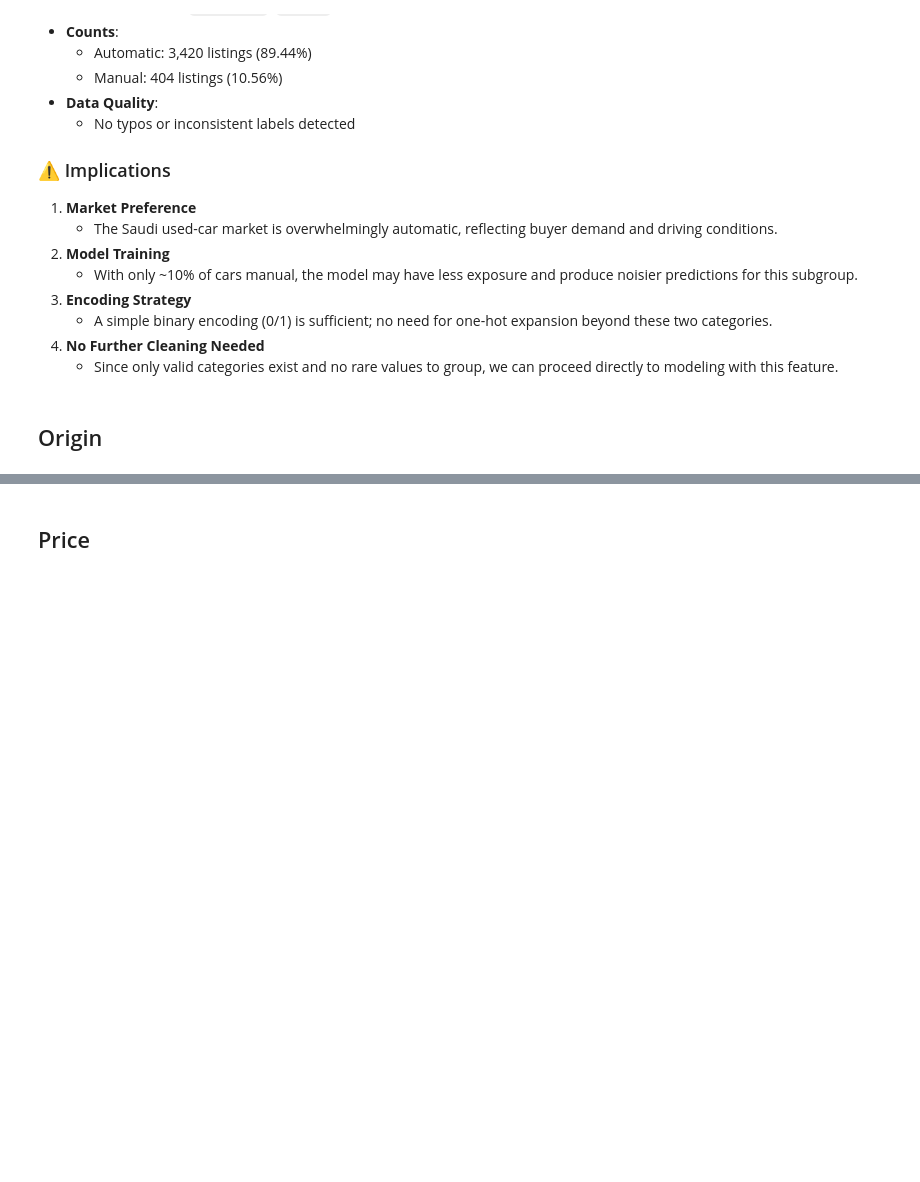
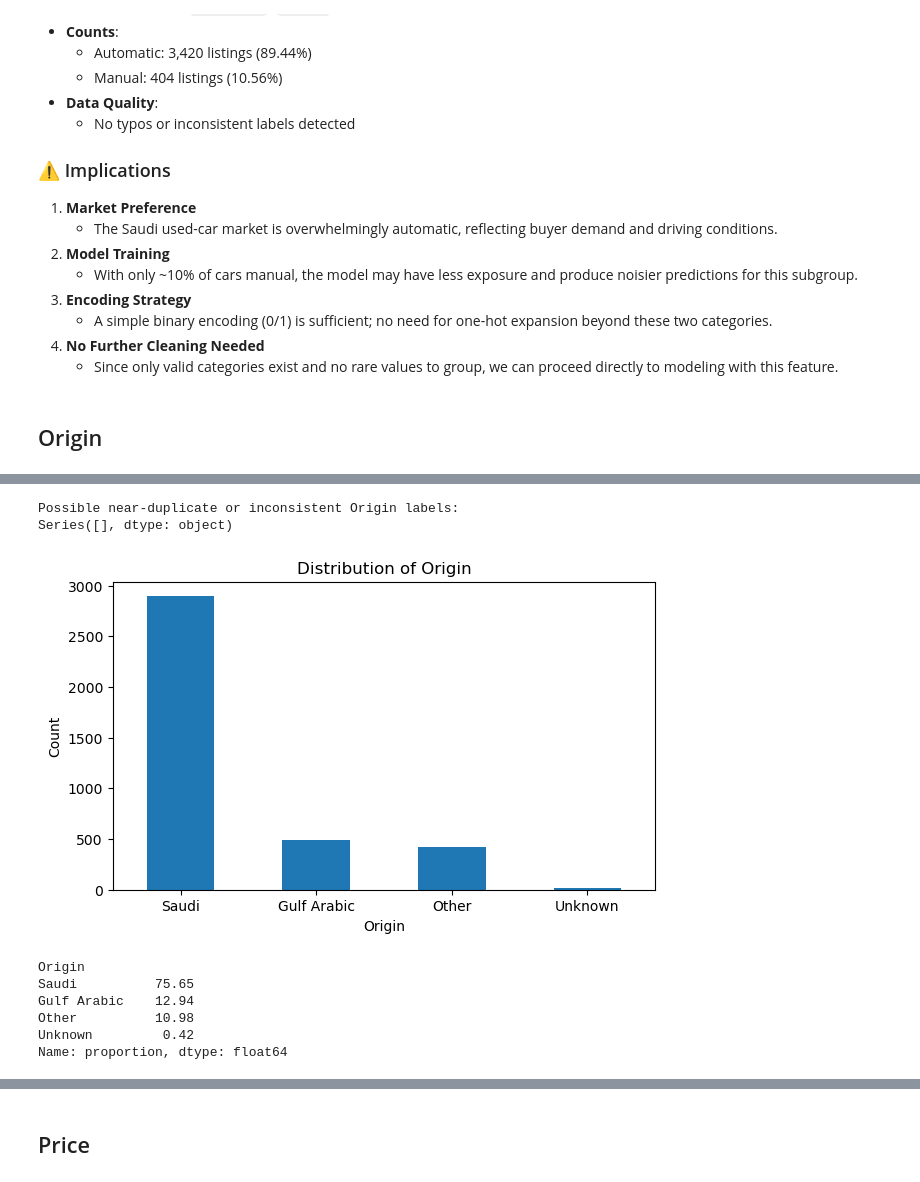
Before and after one commit to RioPramana21/Ctrl-Price-Taking-Control-of-Used-Car-Valuations-with-ML, a Jupyter notebook: code_files/project_code.ipynb, the cells around one changed output, grey strips where cells are left out. Cells and saved outputs as stored; diff of their text form; code cells hidden in the pictures; blank space fills up the shorter version.

Commit message:
Explored `Origin` feature

```diff
--- a/code_files/project_code.ipynb
+++ b/code_files/project_code.ipynb
@@ -962,0 +976,5 @@ plt.show()
+# %%
+# 1. Unique values and counts
+print("Unique Origin values:", df_filtered['Origin'].unique())
+origin_counts = df_filtered['Origin'].value_counts()
+print(origin_counts)
@@ -962,0 +1015,31 @@ plt.show()
+# %%
+# 2. Check for possible typos/inconsistencies
+origin_raw = pd.Series(df_filtered['Origin'].unique())
+suspect_origin = origin_raw[origin_raw.str.strip().str.lower().duplicated(keep=False)]
+print("Possible near-duplicate or inconsistent Origin labels:")
+print(suspect_origin)
+# %% [output]
+Possible near-duplicate or inconsistent Origin labels:
+Series([], dtype: object)
+# %%
+# 3. Visualize
+import matplotlib.pyplot as plt
+plt.figure(figsize=(7, 4))
+origin_counts.plot(kind='bar')
+plt.title('Distribution of Origin')
+plt.ylabel('Count')
+plt.xlabel('Origin')
+plt.xticks(rotation=0)
+plt.show()
+# %% [output]
+[figure, added]
+# %%
+origin_percentages = (df_filtered['Origin'].value_counts(normalize=True) * 100).round(2)
+print(origin_percentages)
+# %% [output]
+Origin
+Saudi          75.65
+Gulf Arabic    12.94
+Other          10.98
+Unknown         0.42
+Name: proportion, dtype: float64
```
Also changed, not shown: parts of 9 cells of this notebook.
